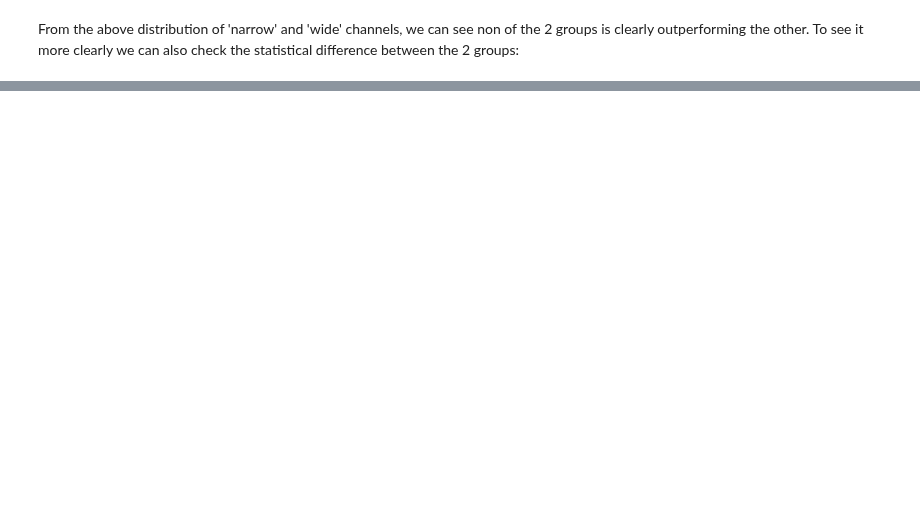
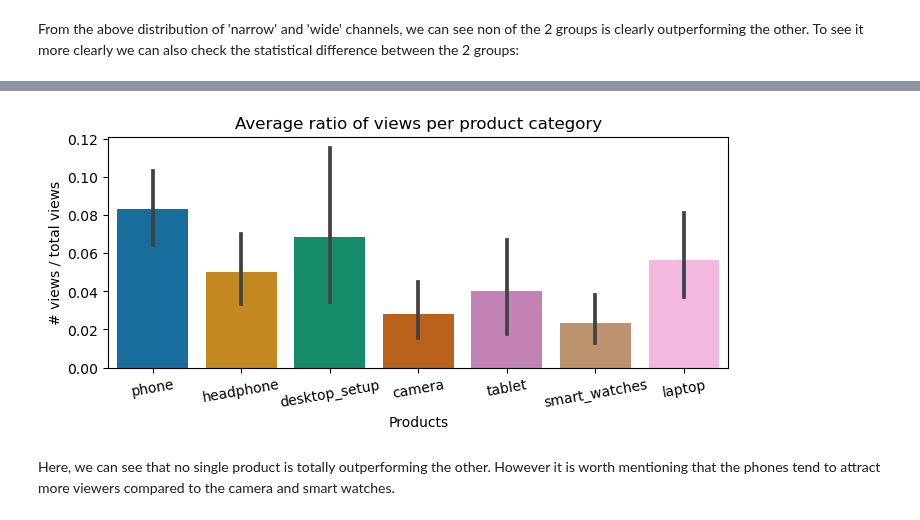
Before and after one commit to epfl-ada/ada-2023-project-datasquad2023, a Jupyter notebook: product_types.ipynb, the cells around one changed output, grey strips where cells are left out. Drawn from its saved outputs; the diff is of its cells as text; code cells hidden in the pictures; blank space fills up the shorter version.

```diff
--- a/product_types.ipynb
+++ b/product_types.ipynb
@@ -190,0 +362,20 @@ Because the pvalue > 0.05, we cannot reject the null hypothesis that is the mean
+# %%
+# plot the average ratio of views per product category
+plt.figure(figsize=(8,3))
+colors = sns.color_palette("colorblind",len(products))
+
+ax = sns.barplot(
+    data=top_each,
+    x='product_category',
+    y='view_ratio',
+    estimator='mean',
+    palette=colors
+)
+ax.set(title='Average ratio of views per product category', xlabel='Products', ylabel='# views / total views')
+
+plt.xticks(rotation=10)
+plt.show()
+# %% [output]
+[figure, added]
+# %% [markdown]
+Here, we can see that no single product is totally outperforming the other. However it is worth mentioning that the phones tend to attract more viewers compared to the camera and smart watches.
```
Also changed, not shown: parts of 25 cells of this notebook, 1 other file.
